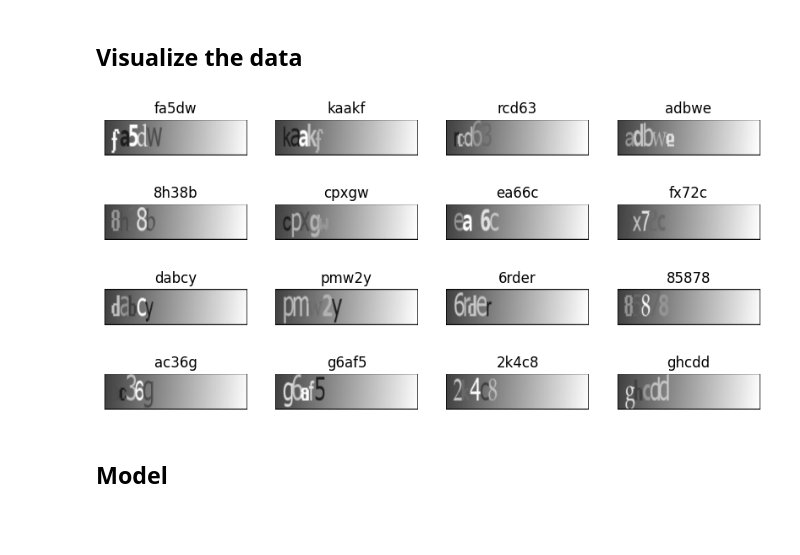
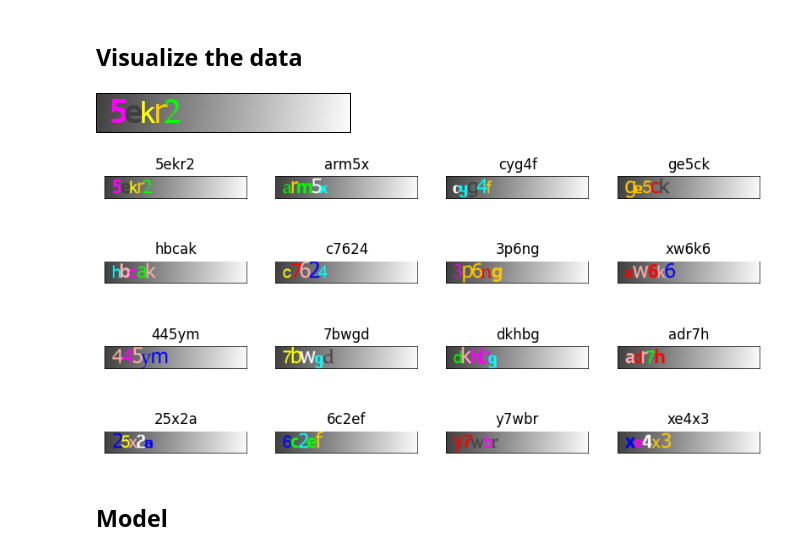
Before and after one commit to maniotrix/Sample_Captcha_Data, a Jupyter notebook: rsce_captcha_ocr.ipynb, the cells around one changed output. Saved outputs shown, nothing was run; the diff lists cells and outputs as text; code cells hidden in the pictures; blank space fills up the shorter version.

```diff
--- a/rsce_captcha_ocr.ipynb
+++ b/rsce_captcha_ocr.ipynb
@@ -162,21 +164,26 @@ validation_dataset = (
 )
 # %% [markdown]
 ## Visualize the data
+# %%
+image = Image.open(x_train[0])
+image
+# %% [output]
+[figure, added]
 # %%
 
 _, ax = plt.subplots(4, 4, figsize=(10, 5))
 for batch in train_dataset.take(1):
     images = batch["image"]
     labels = batch["label"]
     for i in range(16):
         img = (images[i] * 255).numpy().astype("uint8")
         label = tf.strings.reduce_join(num_to_char(labels[i])).numpy().decode("utf-8")
-        ax[i // 4, i % 4].imshow(img[:, :, 0].T, cmap="gray")
+        ax[i // 4, i % 4].imshow(Image.open(x_train[i]))
         ax[i // 4, i % 4].set_title(label)
         ax[i // 4, i % 4].axis("off")
 plt.show()
 # %% [output]
-[figure, old version]
+[figure, new version]
 # %% [markdown]
 ## Model
 # %%
```
Also changed, not shown: parts of 6 cells of this notebook.
